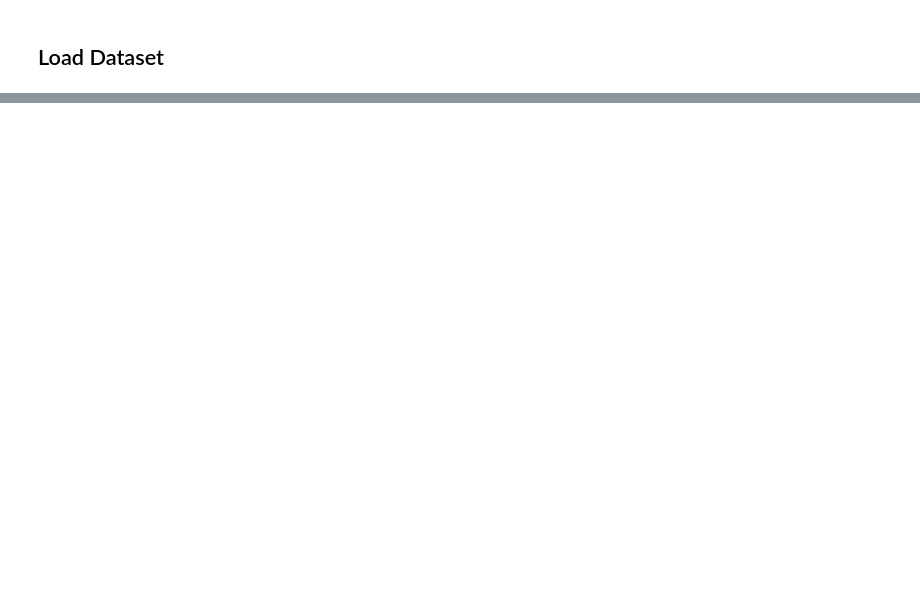
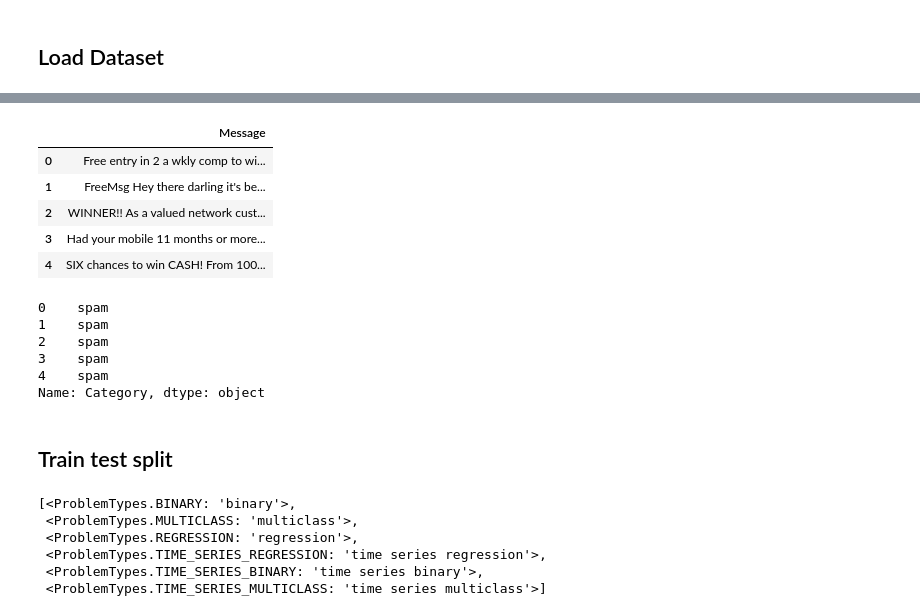
Before and after one commit to jaisarann/my_ml_learning, a Jupyter notebook: nbs/AutoML/EvalML_AutoML.ipynb, the cells around one changed output, grey strips where cells are left out. Saved outputs shown, nothing was run; the diff lists cells and outputs as text; code cells hidden in the pictures; blank space fills up the shorter version.

```diff
--- a/nbs/AutoML/EvalML_AutoML.ipynb
+++ b/nbs/AutoML/EvalML_AutoML.ipynb
@@ -8,0 +59,29 @@ URLError: <urlopen error [SSL: CERTIFICATE_VERIFY_FAILED] certificate verify fai
+# %%
+X[:5]
+# %% [output]
+|  | Message |
+| 0 | Free entry in 2 a wkly comp to wi... |
+| 1 | FreeMsg Hey there darling it's be... |
+| 2 | WINNER!! As a valued network cust... |
+| 3 | Had your mobile 11 months or more... |
+| 4 | SIX chances to win CASH! From 100... |
+# %%
+y[:5]
+# %% [output]
+0    spam
+1    spam
+2    spam
+3    spam
+4    spam
+Name: Category, dtype: object
+# %% [markdown]
+## Train test split
+# %%
+evalml.problem_types.ProblemTypes.all_problem_types
+# %% [output]
+[<ProblemTypes.BINARY: 'binary'>,
+ <ProblemTypes.MULTICLASS: 'multiclass'>,
+ <ProblemTypes.REGRESSION: 'regression'>,
+ <ProblemTypes.TIME_SERIES_REGRESSION: 'time series regression'>,
+ <ProblemTypes.TIME_SERIES_BINARY: 'time series binary'>,
+ <ProblemTypes.TIME_SERIES_MULTICLASS: 'time series multiclass'>]
```
Also changed, not shown: parts of 24 cells of this notebook, 28 other files.
